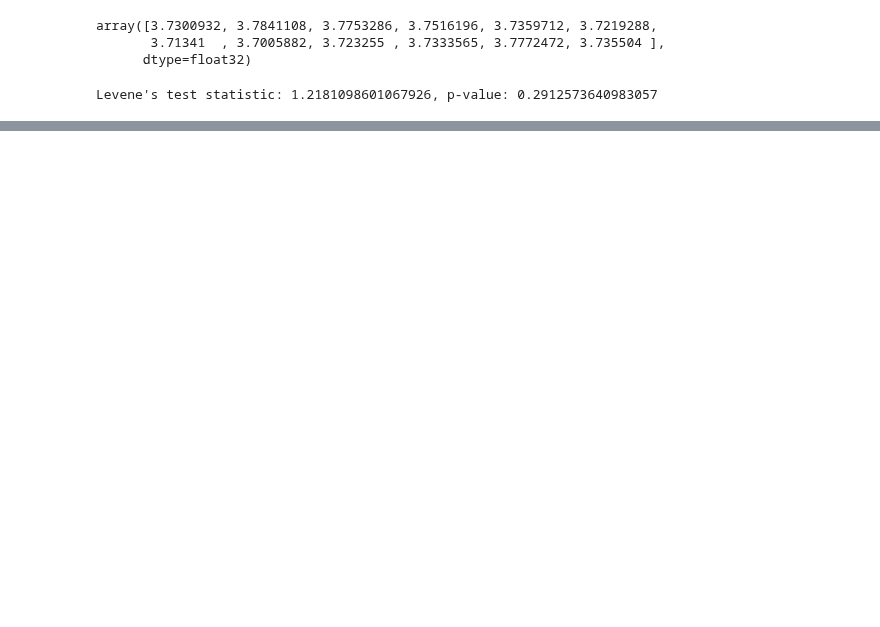
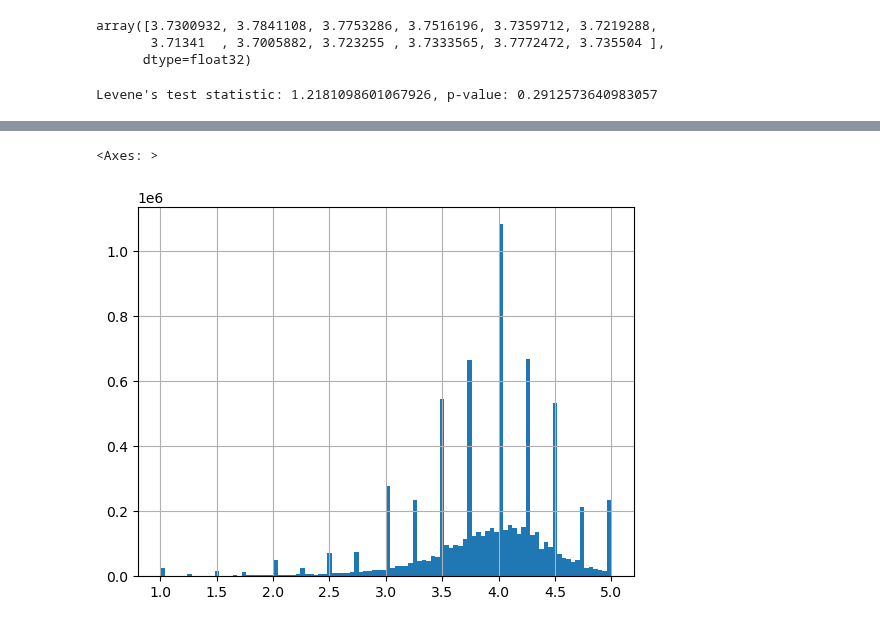
Before and after one commit to epfl-ada/ada-2024-project-leonardodatavinci, a Jupyter notebook: casimirStep1BeerAdvocate.ipynb, the cells around one changed output, grey strips where cells are left out. Saved outputs shown, nothing was run; the diff lists cells and outputs as text; code cells hidden in the pictures; blank space fills up the shorter version.

```diff
--- a/casimirStep1BeerAdvocate.ipynb
+++ b/casimirStep1BeerAdvocate.ipynb
@@ -438,0 +453,5 @@ Levene's test statistic: 1.2181098601067926, p-value: 0.2912573640983057
+# %%
+ba_ratings['Rating'].hist(bins=100)
+# %% [output]
+<Axes: >
+[figure, added]
```
Also changed, not shown: parts of 15 cells of this notebook.
